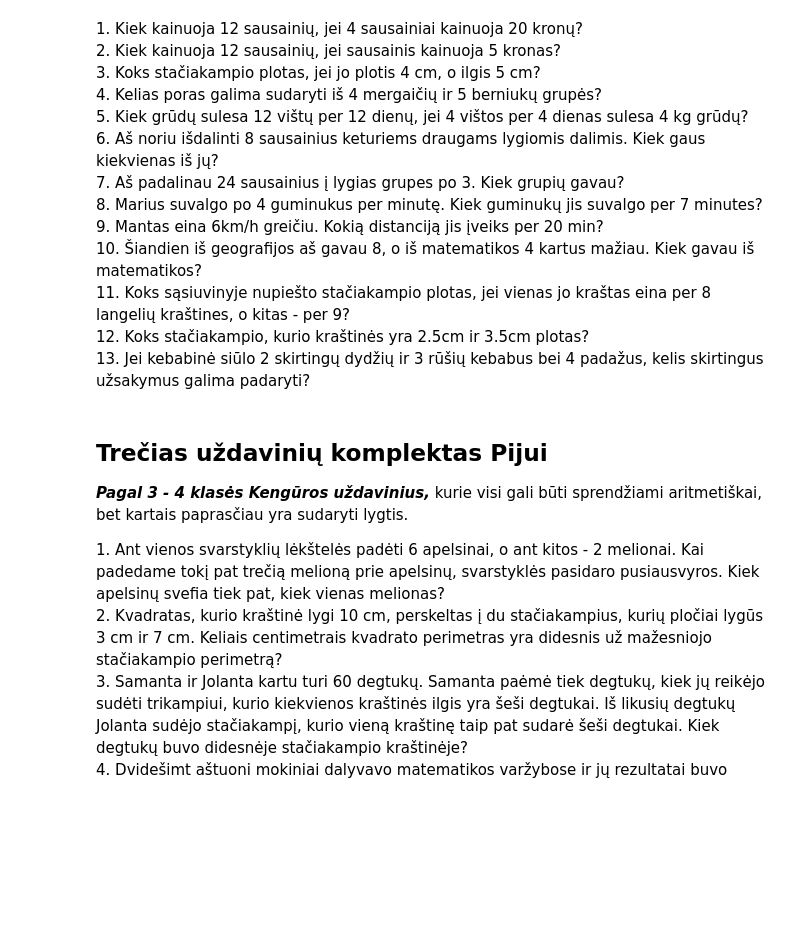
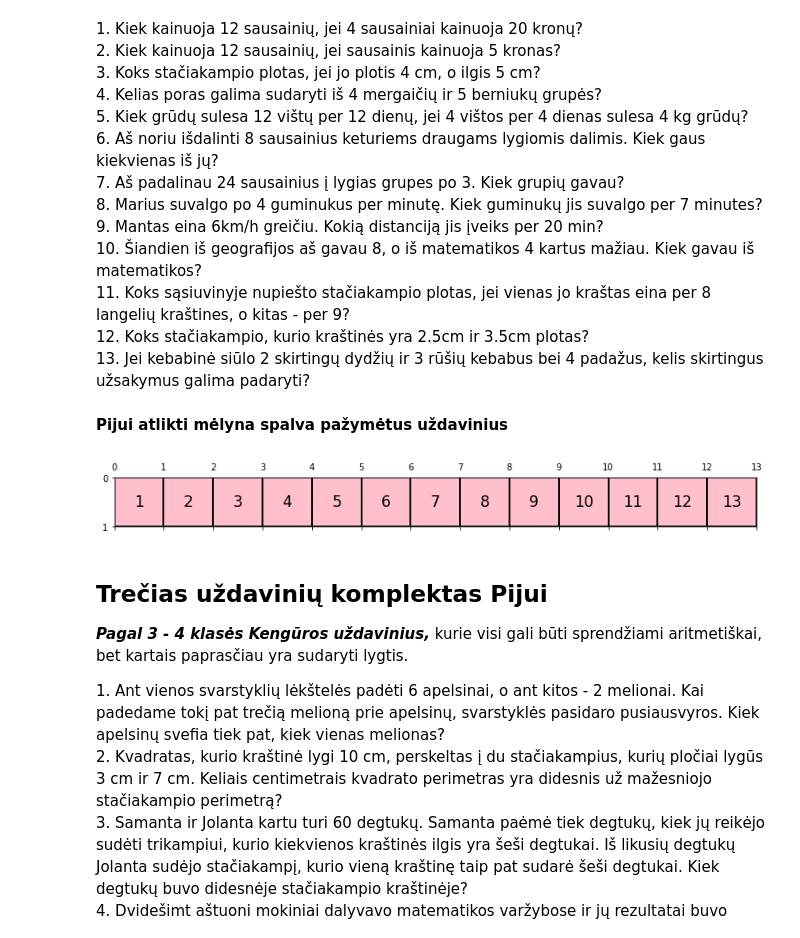
Before and after one commit to loijord/mokslas_2021, a Jupyter notebook: Matematika/tekstiniai_uzdaviniai/tekstiniai_uzdaviniai.ipynb, the cells around one changed output. Drawn from its saved outputs; the diff is of its cells as text; code cells hidden in the pictures; blank space fills up the shorter version.

```diff
--- a/Matematika/tekstiniai_uzdaviniai/tekstiniai_uzdaviniai.ipynb
+++ b/Matematika/tekstiniai_uzdaviniai/tekstiniai_uzdaviniai.ipynb
@@ -219,6 +226,12 @@ Norint iš uždavinių atrasti naudingus pastebėjimus, reikia turėti po ranka
 11\. Koks sąsiuvinyje nupiešto stačiakampio plotas, jei vienas jo kraštas eina per 8 langelių kraštines, o kitas - per 9?
 12\. Koks stačiakampio, kurio kraštinės yra 2.5cm ir 3.5cm plotas?
 13\. Jei kebabinė siūlo 2 skirtingų dydžių ir 3 rūšių kebabus bei 4 padažus, kelis skirtingus užsakymus galima padaryti?
+# %% [markdown]
+**Pijui atlikti mėlyna spalva pažymėtus uždavinius**
+# %%
+draw_tasking(1, 13, 13, [])
+# %% [output]
+[figure, added]
 # %% [markdown]
 ## Trečias uždavinių komplektas Pijui
 ***Pagal 3 - 4 klasės Kengūros uždavinius,*** kurie visi gali būti sprendžiami aritmetiškai, bet kartais paprasčiau yra sudaryti lygtis.
```
Also changed, not shown: parts of 10 cells of this notebook, 1 other file.
